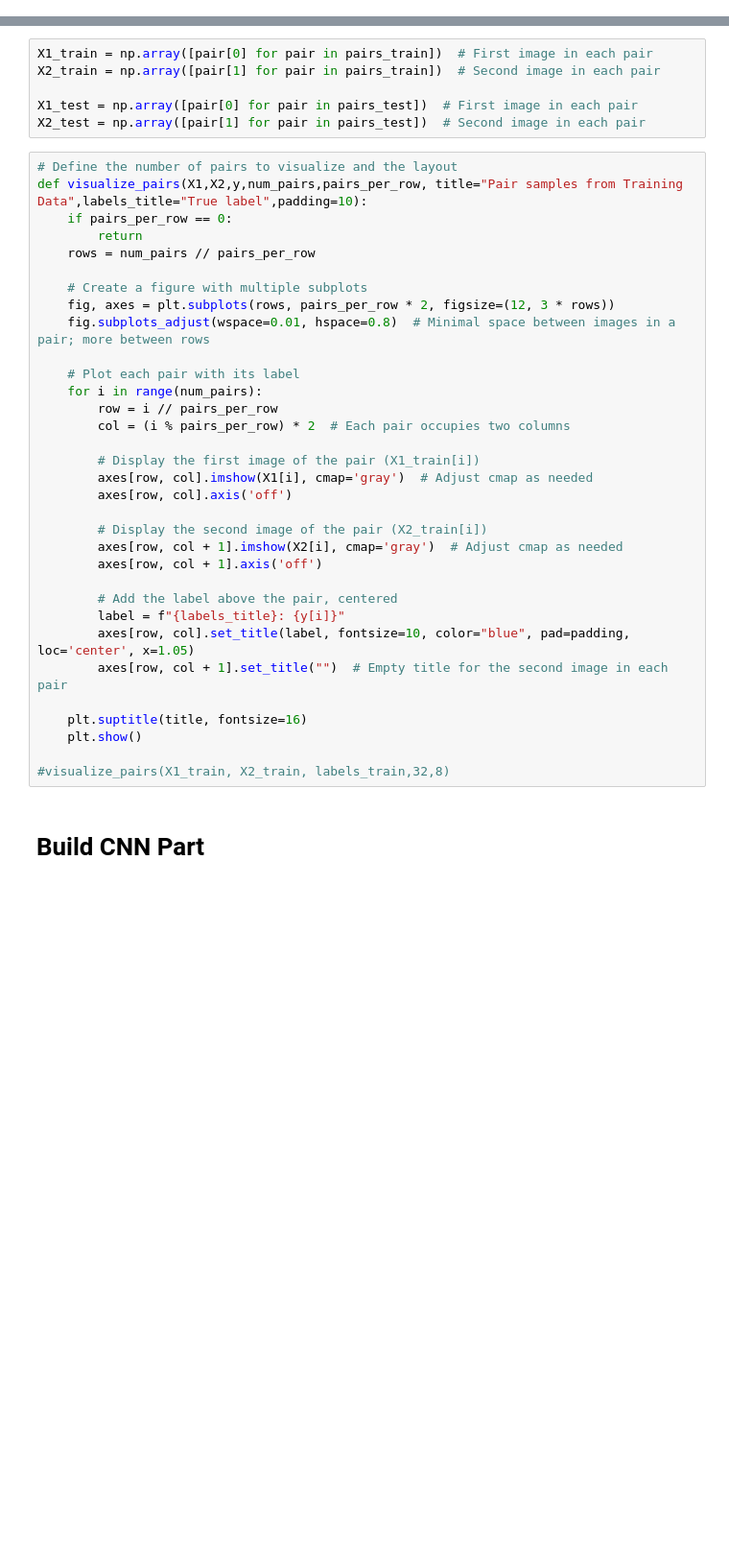
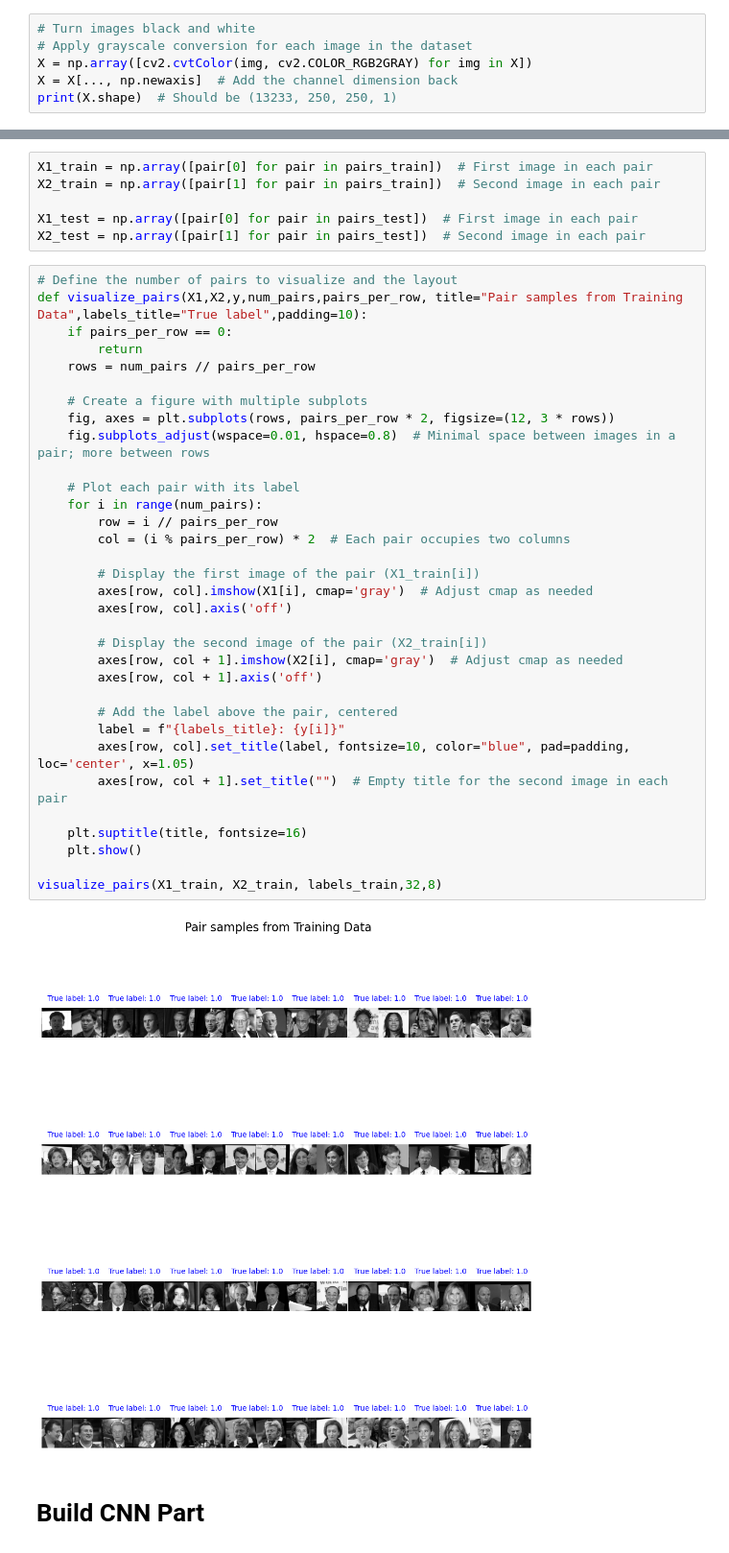
Before and after one commit to inemsia/SNN, a Jupyter notebook: main.ipynb, the cells around one changed output, grey strips where cells are left out. Shown at 96% size. Drawn from its saved outputs; the diff is of its cells as text; blank space fills up the shorter version.

```diff
--- a/main.ipynb
+++ b/main.ipynb
@@ -40,0 +76,6 @@ IMG_SHAPE =  (64, 64, 1)
+# %%
+# Turn images black and white
+# Apply grayscale conversion for each image in the dataset
+X = np.array([cv2.cvtColor(img, cv2.COLOR_RGB2GRAY) for img in X])
+X = X[..., np.newaxis]  # Add the channel dimension back
+print(X.shape)  # Should be (13233, 250, 250, 1)
@@ -177,34 +224,36 @@ X2_test = np.array([pair[1] for pair in pairs_test])  # Second image in each pai
 def visualize_pairs(X1,X2,y,num_pairs,pairs_per_row, title="Pair samples from Training Data",labels_title="True label",padding=10):
     if pairs_per_row == 0:
         return
     rows = num_pairs // pairs_per_row
 
     # Create a figure with multiple subplots
     fig, axes = plt.subplots(rows, pairs_per_row * 2, figsize=(12, 3 * rows))
     fig.subplots_adjust(wspace=0.01, hspace=0.8)  # Minimal space between images in a pair; more between rows
 
     # Plot each pair with its label
     for i in range(num_pairs):
         row = i // pairs_per_row
         col = (i % pairs_per_row) * 2  # Each pair occupies two columns
 
         # Display the first image of the pair (X1_train[i])
         axes[row, col].imshow(X1[i], cmap='gray')  # Adjust cmap as needed
         axes[row, col].axis('off')
 
         # Display the second image of the pair (X2_train[i])
         axes[row, col + 1].imshow(X2[i], cmap='gray')  # Adjust cmap as needed
         axes[row, col + 1].axis('off')
 
         # Add the label above the pair, centered
         label = f"{labels_title}: {y[i]}"
         axes[row, col].set_title(label, fontsize=10, color="blue", pad=padding, loc='center', x=1.05)
         axes[row, col + 1].set_title("")  # Empty title for the second image in each pair
 
     plt.suptitle(title, fontsize=16)
     plt.show()
 
-#visualize_pairs(X1_train, X2_train, labels_train,32,8)
+visualize_pairs(X1_train, X2_train, labels_train,32,8)
+# %% [output]
+[figure, added]
 # %% [markdown]
 # Build CNN Part
 # %%
```
Also changed, not shown: parts of 25 cells of this notebook.
